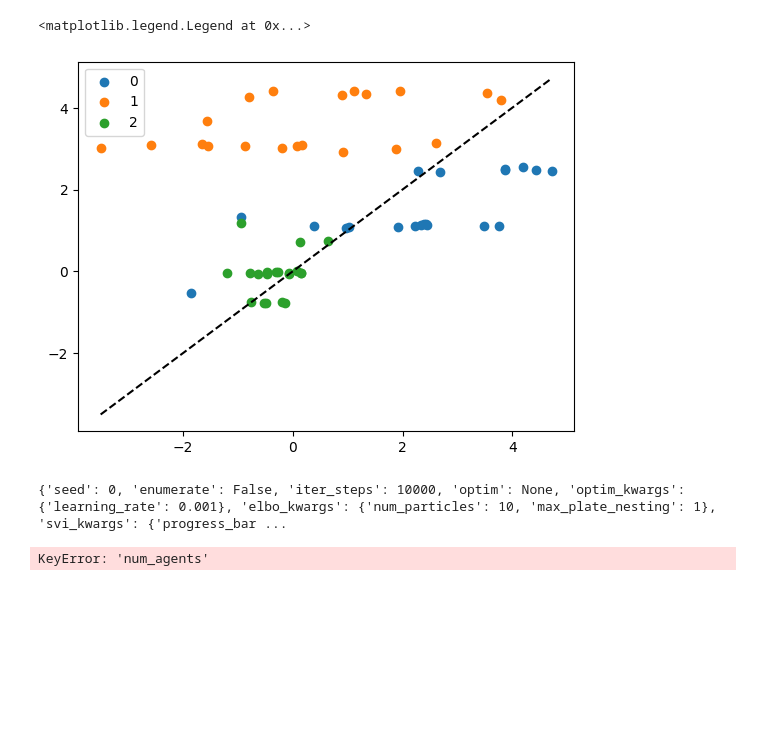
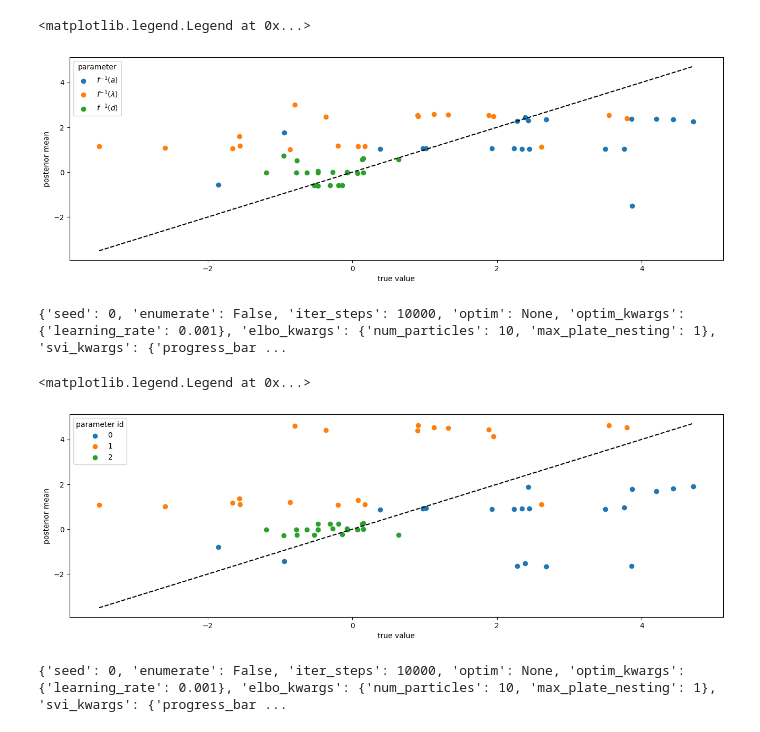
Before and after one commit to dimarkov/pybefit, a Jupyter notebook: examples/pymdp/simulating_and_fitting_pymdp_agent.ipynb, the cells around one changed output. Saved outputs shown, nothing was run; the diff lists cells and outputs as text; code cells hidden in the pictures; blank space fills up the shorter version.

Commit message:
added inference with multivariate normal posterior using autoguide

```diff
--- a/examples/pymdp/simulating_and_fitting_pymdp_agent.ipynb
+++ b/examples/pymdp/simulating_and_fitting_pymdp_agent.ipynb
@@ -92,7 +94,7 @@ def transform(z):
     assert np == 3  # test that we have only 3 parameters
 
     a = nn.sigmoid(z[..., 0])  # element of the likelihood matrix
-    lam = nn.softplus(z[..., 1])  # preference for positive outcomes
+    lam = jnp.exp(z[..., 1])  # preference for positive outcomes
     d = nn.sigmoid(z[..., 2])  # prior state probability
 
     C = [
@@ -185,17 +191,44 @@ Pareto k diagnostic values:
+# %%
+plt.figure(figsize=(16, 5))
+labels = [r'$f^{-1}(a)$', r'$f^{-1}(\lambda)$', r'$f^{-1}(d)$']
+for i in range(3):
+    plt.scatter(z[:, i], samples['z'].mean(0)[:, i], label=labels[i])
+
+plt.plot((z.min(), z.max()), (z.min(), z.max()), 'k--')
+plt.ylabel('posterior mean')
+plt.xlabel('true value')
+plt.legend(title='parameter')
+# %% [output]
+<matplotlib.legend.Legend at 0x...>
+[figure, added]
+# %%
+from pybefit.inference.methods import default_dict_numpyro_svi
+
+posterior = NumpyroGuide(AutoNormal(prior))
+
+# perform inference using stochastic variational inference
+opts_svi = default_dict_numpyro_svi
+print(opts_svi)
+
+samples, svi, results = run_svi(model, posterior, measurments, opts=opts_svi)
+# %% [output]
+{'seed': 0, 'enumerate': False, 'iter_steps': 10000, 'optim': None, 'optim_kwargs': {'learning_rate': 0.001}, 'elbo_kwargs': {'num_particles': 10, 'max_plate_nesting': 1}, 'svi_kwargs': {'progress_bar ...
 # %%
+plt.figure(figsize=(16, 5))
 for i in range(3):
     plt.scatter(z[:, i], samples['z'].mean(0)[:, i], label=i)
 
 plt.plot((z.min(), z.max()), (z.min(), z.max()), 'k--')
-
-plt.legend()
+plt.ylabel('posterior mean')
+plt.xlabel('true value')
+plt.legend(title='parameter id')
 # %% [output]
 <matplotlib.legend.Legend at 0x...>
-[figure, old version]
+[figure, new version]
 # %%
 from pybefit.inference.methods import default_dict_numpyro_svi
 
-posterior = NumpyroGuide(AutoNormal(model))
+posterior = NumpyroGuide(AutoMultivariateNormal(prior))
 
 # perform inference using stochastic variational inference
 opts_svi = default_dict_numpyro_svi
@@ -204,4 +237,3 @@ print(opts_svi)
 samples, svi, results = run_svi(model, posterior, measurments, opts=opts_svi)
 # %% [output]
 {'seed': 0, 'enumerate': False, 'iter_steps': 10000, 'optim': None, 'optim_kwargs': {'learning_rate': 0.001}, 'elbo_kwargs': {'num_particles': 10, 'max_plate_nesting': 1}, 'svi_kwargs': {'progress_bar ...
-KeyError: 'num_agents'
```
Also changed, not shown: parts of 5 cells of this notebook.
